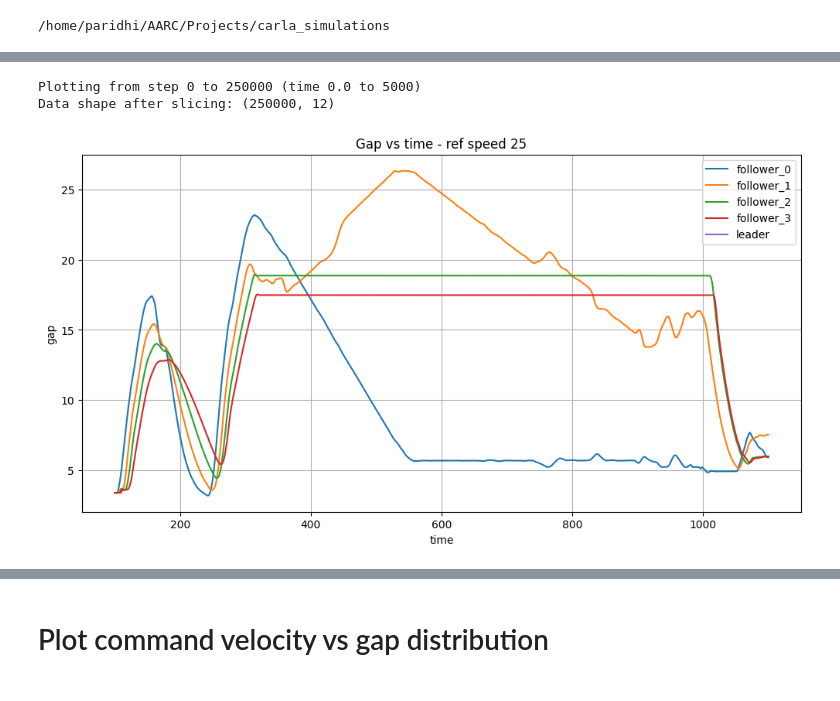
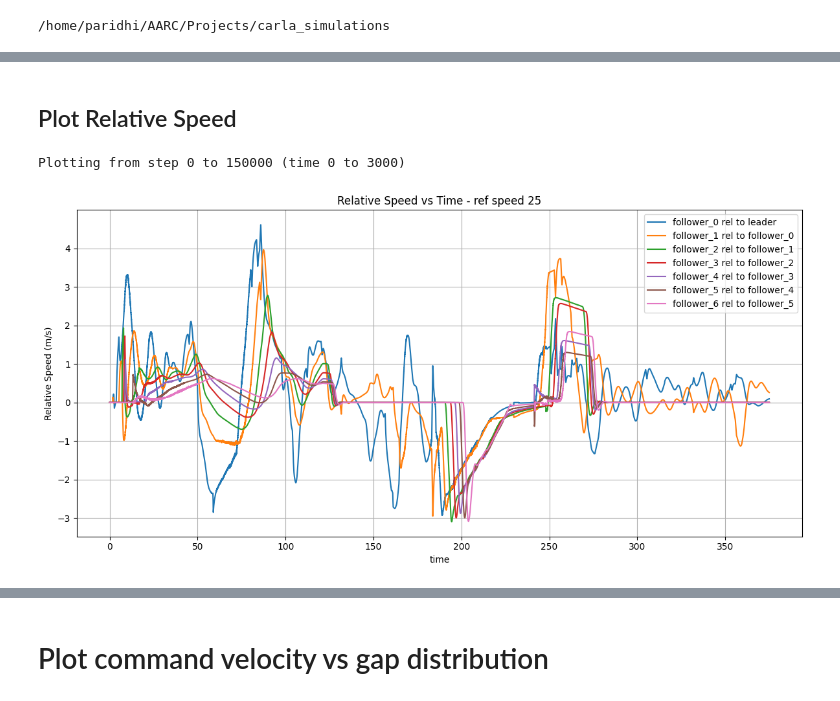
Before and after one commit to shihabict/carla_simulation, a Jupyter notebook: research/analysis_recorded_data.ipynb, the cells around one changed output, grey strips where cells are left out. Cells and saved outputs as stored; diff of their text form; code cells hidden in the pictures.

```diff
--- a/research/analysis_recorded_data.ipynb
+++ b/research/analysis_recorded_data.ipynb
@@ -75,0 +90,42 @@ Data shape after slicing: (250000, 12)
+# %% [markdown]
+## Plot Relative Speed
+# %%
+import pandas as pd
+import matplotlib.pyplot as plt
+
+def plot_relative_speeds(df, x_col, y_col, title, start_time=0, end_time=100):
+
+    lower_limit = int(start_time / 0.02)
+    upper_limit = int(end_time / 0.02)
+    print(f"Plotting from step {lower_limit} to {upper_limit} (time {start_time} to {end_time})")
+    df_filtered = df.iloc[lower_limit:upper_limit]
+
+    # # Filter data by time window
+    # df_filtered = df[(df[x_col] >= start_time) & (df[x_col] <= end_time)]
+
+    # Pivot data to wide format: time as index, name as columns
+    pivot_df = df_filtered.pivot(index=x_col, columns='name', values=y_col).dropna()
+
+    # Sort columns so followers are in order
+    vehicle_names = sorted(pivot_df.columns, key=lambda x: (x != 'leader', x))
+
+    # Plot relative speed
+    plt.figure(figsize=(12, 6))
+    for i in range(1, len(vehicle_names)):
+        leader = vehicle_names[i - 1]
+        follower = vehicle_names[i]
+        rel_speed = pivot_df[leader] - pivot_df[follower]
+        plt.plot(pivot_df.index, rel_speed, label=f'{follower} rel to {leader}')
+
+    plt.xlabel(x_col)
+    plt.ylabel('Relative Speed (m/s)')
+    plt.title(title)
+    plt.grid(True)
+    plt.legend()
+    plt.tight_layout()
+    plt.show()
+# %%
+plot_relative_speeds(data, 'time', 'speed', 'Relative Speed vs Time - ref speed 25', start_time=0, end_time=3000    )
+# %% [output]
+Plotting from step 0 to 150000 (time 0 to 3000)
+[figure, added]
@@ -76,9 +154,5 @@ Data shape after slicing: (250000, 12)
 # %%
-plot_time_vs_specific_col(data,'time','gap','Gap vs time - ref speed 25', start_time = 0.0 , end_time=5000)
+# plot_time_vs_specific_col(data,'time','gap','Headway vs time - ref speed 25', start_time = 0.0 , end_time=3000)
-# %% [output]
-Plotting from step 0 to 250000 (time 0.0 to 5000)
-Data shape after slicing: (250000, 12)
-[figure, removed]
 # %%
 plot_time_vs_specific_col(data,'time', 'reference_velocity', 'Reference Velocity vs time - ref speed 25', start_time = 0.0 , end_time=5000)
 # %% [output]
```
Also changed, not shown: parts of 13 cells of this notebook, 5 other files.
